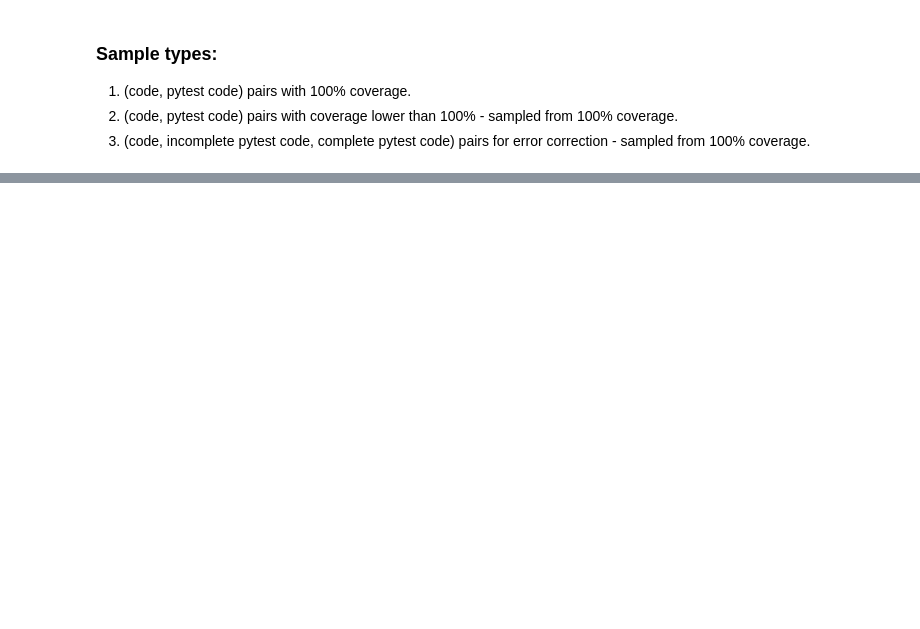
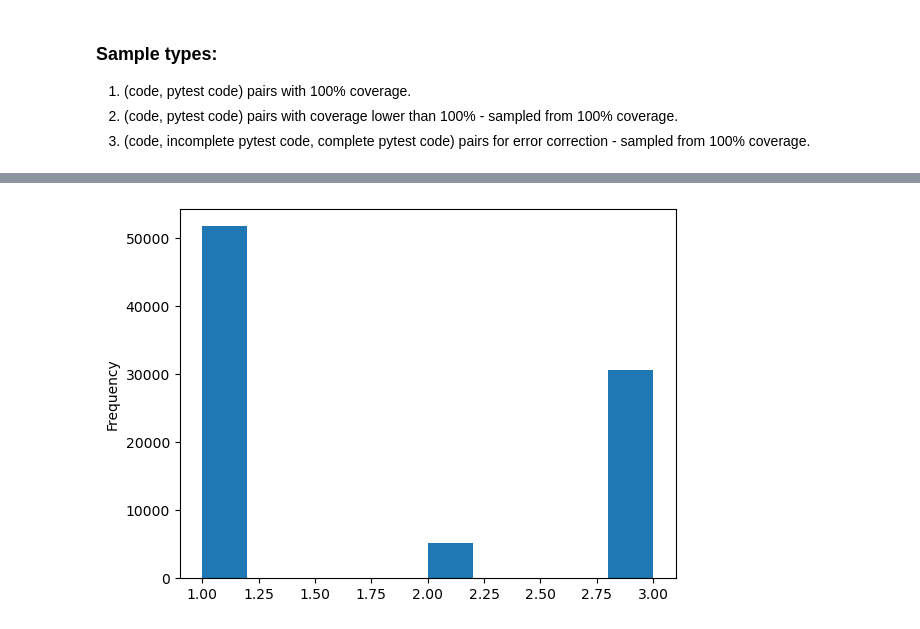
Before and after one commit to popesculuca00/synthetic_pytest_data_generation, a Jupyter notebook: eda_and_upload.ipynb, the cells around one changed output, grey strips where cells are left out. Saved outputs shown, nothing was run; the diff lists cells and outputs as text; code cells hidden in the pictures; blank space fills up the shorter version.

Commit message:
Added final bug insertion data

```diff
--- a/eda_and_upload.ipynb
+++ b/eda_and_upload.ipynb
@@ -122,13 +42,0 @@ df_map
-# %%
-import pickle
-
-step_size = 300
-for i in range(0, df_map.shape[0], step_size):
-    cnt_df_map = df_map.iloc[i : min(i + step_size, df_map.shape[0])]
-    num_tasks = cnt_df_map.shape[0]
-
-    with multiprocess.Pool(24) as pool:
-        results_cov = list(tqdm(pool.imap(get_all_combinations_wrapper, cnt_df_map.to_numpy().tolist()), total=num_tasks))
-
-    with open(f"test_completion_results/{i}_{min(i + step_size, df_map.shape[0])}_res.pkl", "wb") as f:
-        pickle.dump(results_cov, f)
@@ -134,0 +45,3 @@ for i in range(0, df_map.shape[0], step_size):
+# %%
+df_incomplete = pd.read_csv("generated/incomplete_samples.csv", index_col=None)
+df_incomplete
@@ -134,0 +64,5 @@ for i in range(0, df_map.shape[0], step_size):
+# %%
+df_bugs = pd.concat([
+    pd.read_csv(f"bug_insertion_results/{file}", index_col=None) for file in os.listdir("bug_insertion_results")
+]).dropna(how="all").reset_index(drop=True)
+df_bugs
@@ -134,0 +85,8 @@ for i in range(0, df_map.shape[0], step_size):
+# %%
+df_final = pd.concat([
+    df_complete,
+    df_incomplete,
+    df_bugs
+]).reset_index(drop = True)
+
+df_final
@@ -134,0 +107,4 @@ for i in range(0, df_map.shape[0], step_size):
+# %%
+df_final.sample_type.plot(kind = "hist");
+# %% [output]
+[figure, added]
```
Also changed, not shown: parts of 11 cells of this notebook, 13 other files.
